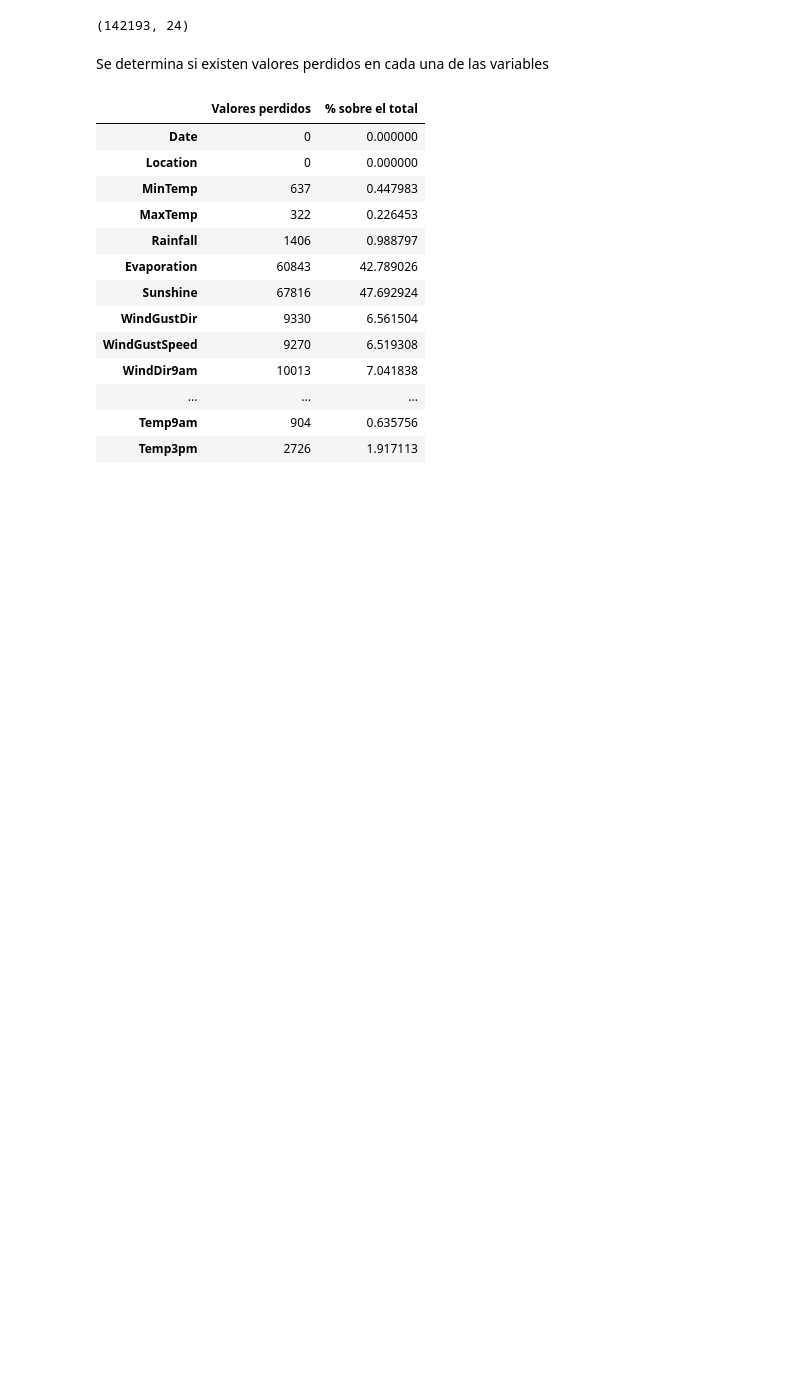
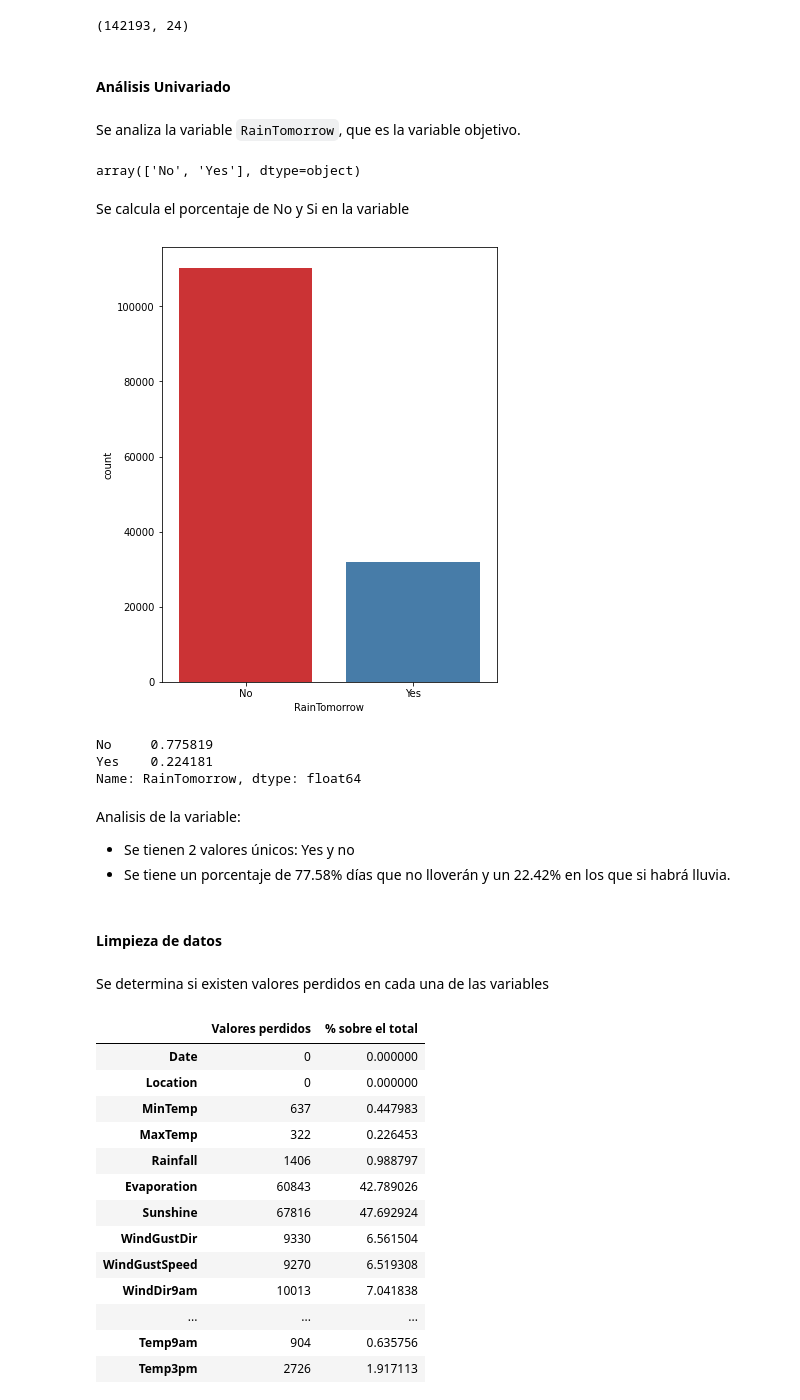
Before and after one commit to andresenrique08/ML_2020, a Jupyter notebook: Reto 2/Reto2_ML_v1.ipynb, the cells around one changed output. Cells and saved outputs as stored; diff of their text form; code cells hidden in the pictures; blank space fills up the shorter version.

```diff
--- a/Reto 2/Reto2_ML_v1.ipynb
+++ b/Reto 2/Reto2_ML_v1.ipynb
@@ -62,6 +95,37 @@ dtype: object
 data.shape
 # %% [output]
 (142193, 24)
+# %% [markdown]
+#### Análisis Univariado
+# %% [markdown]
+Se analiza la variable `RainTomorrow`, que es la variable objetivo.
+# %%
+# Se observan los valores únicos de la variable
+data.RainTomorrow.unique()
+# %% [output]
+array(['No', 'Yes'], dtype=object)
+# %% [markdown]
+Se calcula el porcentaje de No y Si en la variable
+# %%
+f, ax = plt.subplots(figsize=(6, 8))
+ax = sns.countplot(x="RainTomorrow", data=data, palette="Set1")
+plt.show()
+# %% [output]
+[figure, added]
+# %%
+data['RainTomorrow'].value_counts()/len(data)
+# %% [output]
+No     0.775819
+Yes    0.224181
+Name: RainTomorrow, dtype: float64
+# %% [markdown]
+Analisis de la variable:
+
+
+*   Se tienen 2 valores únicos: Yes y no
+*   Se tiene un porcentaje de 77.58% días que no lloverán y un 22.42% en los que si habrá lluvia.
+# %% [markdown]
+#### Limpieza de datos
 # %% [markdown]
 Se determina si existen valores perdidos en cada una de las variables
 # %%
```
Also changed, not shown: parts of 84 cells of this notebook.
